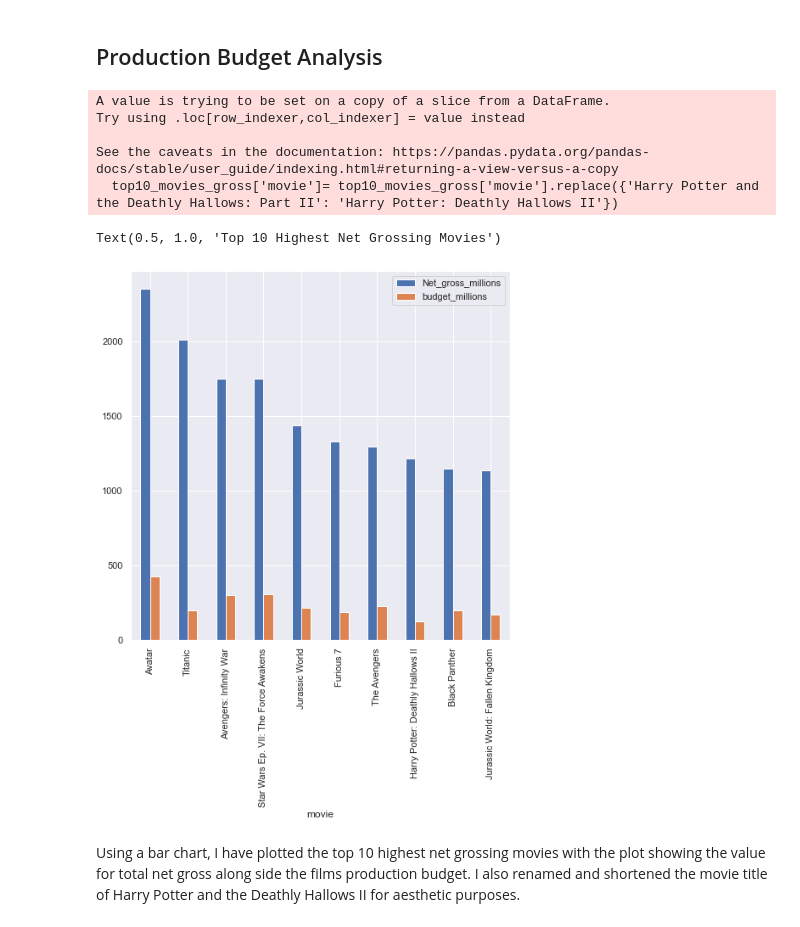
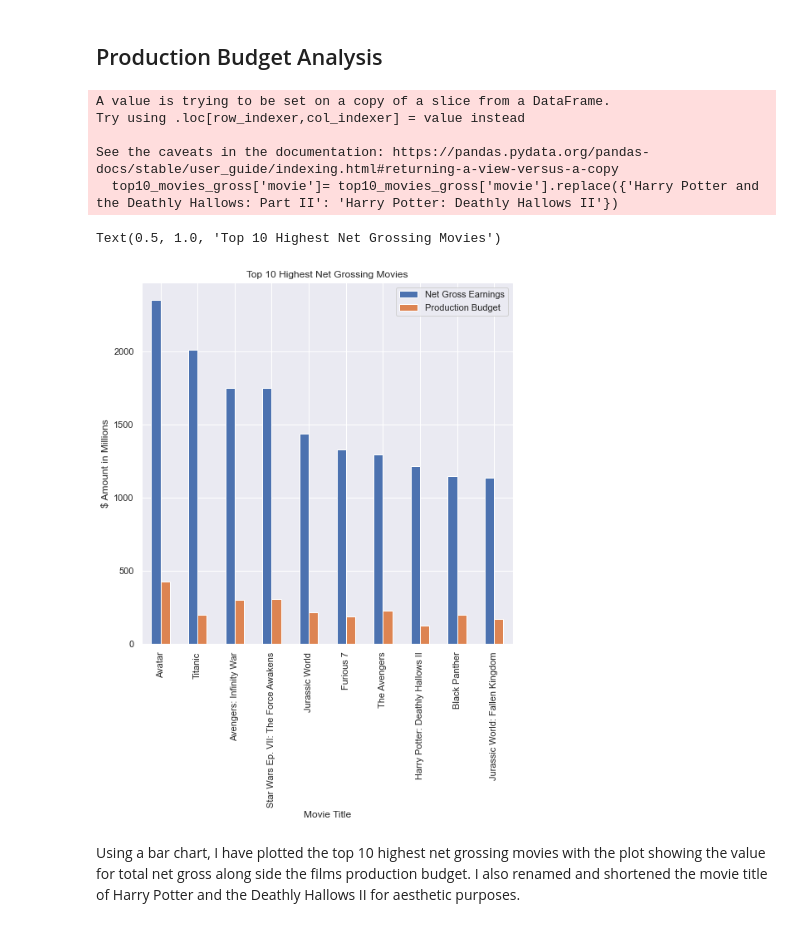
Before and after one commit to ldwilker10/dsc-phase-1-project-v2-4, a Jupyter notebook: Microsoft_Analysis.ipynb, the cells around one changed output. Drawn from its saved outputs; the diff is of its cells as text; code cells hidden in the pictures.

```diff
--- a/Microsoft_Analysis.ipynb
+++ b/Microsoft_Analysis.ipynb
@@ -360,27 +362,26 @@ I ran this plot to look at the distribution of runtimes. The distribution of run
 # %% [markdown]
 ## Production Budget Analysis
 # %%
-sns.set()
 top10_movies_gross = top_gross_movies.head(10)
 top10_movies_gross['movie']= top10_movies_gross['movie'].replace({'Harry Potter and the Deathly Hallows: Part II': 'Harry Potter: Deathly Hallows II'})
 
-top10_movies_gross.plot(
+plt= top10_movies_gross.plot(
     x="movie", y=["Net_gross_millions", "budget_millions"], kind="bar", figsize= (8,8))
 
 plt.set_xlabel("Movie Title")
 plt.set_ylabel("$ Amount in Millions")
 plt.legend(["Net Gross Earnings", "Production Budget"])
 plt.set_title("Top 10 Highest Net Grossing Movies")
 #plt.show()
 #plt.savefig('Images/top_10_gross', bbox_inches="tight")
 # %% [output]
 A value is trying to be set on a copy of a slice from a DataFrame.
 Try using .loc[row_indexer,col_indexer] = value instead
 
 See the caveats in the documentation: https://pandas.pydata.org/pandas-docs/stable/user_guide/indexing.html#returning-a-view-versus-a-copy
   top10_movies_gross['movie']= top10_movies_gross['movie'].replace({'Harry Potter and the Deathly Hallows: Part II': 'Harry Potter: Deathly Hallows II'})
 Text(0.5, 1.0, 'Top 10 Highest Net Grossing Movies')
-[figure, old version]
+[figure, new version]
 # %% [markdown]
 Using a bar chart, I have plotted the top 10 highest net grossing movies with the plot showing the value for total net gross along side the films production budget. I also renamed and shortened the movie title of Harry Potter and the Deathly Hallows II for aesthetic purposes.
 # %%
```
Also changed, not shown: parts of 14 cells of this notebook.
